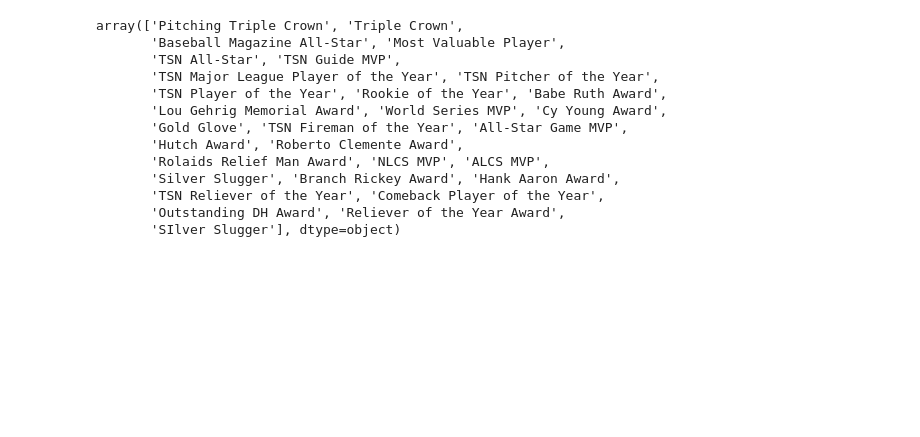
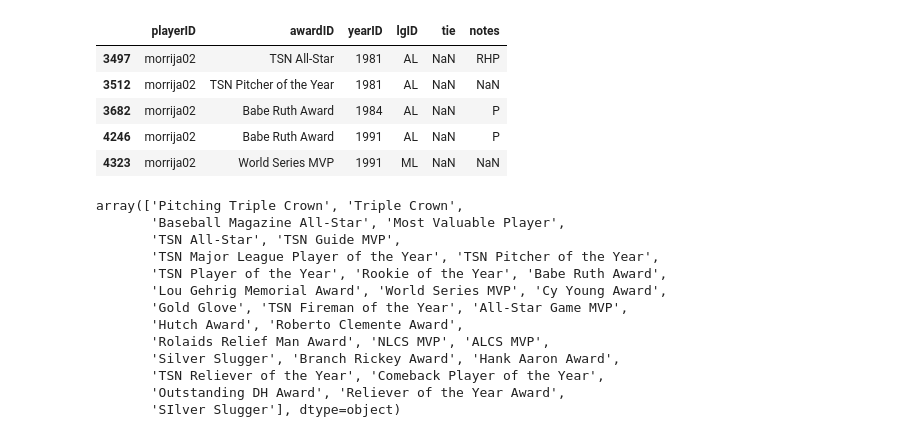
Before and after one commit to rjmartinez23/hof_baseball_analysis, a Jupyter notebook: notebooks/hof_per_season.ipynb, the cells around one changed output. Drawn from its saved outputs; the diff is of its cells as text; code cells hidden in the pictures; blank space fills up the shorter version.

```diff
--- a/notebooks/hof_per_season.ipynb
+++ b/notebooks/hof_per_season.ipynb
@@ -8,6 +8,15 @@ pitching_df = lahman.pitching()
 awards_df = pd.read_csv('../data/baseballdatabank-2022/contrib/AwardsPlayers.csv')
 people_df = lahman.people()
 all_star_df = lahman.all_star_full()
+# %%
+awards_df[awards_df.playerID == 'morrija02']
+# %% [output]
+|  | playerID | awardID | yearID | lgID | tie | notes |
+| 3497 | morrija02 | TSN All-Star | 1981 | AL | NaN | RHP |
+| 3512 | morrija02 | TSN Pitcher of the Year | 1981 | AL | NaN | NaN |
+| 3682 | morrija02 | Babe Ruth Award | 1984 | AL | NaN | P |
+| 4246 | morrija02 | Babe Ruth Award | 1991 | AL | NaN | P |
+| 4323 | morrija02 | World Series MVP | 1991 | ML | NaN | NaN |
 # %%
 awards_df.awardID.unique()
 # Pitching Triple Crown
```
Also changed, not shown: 3 other files.
